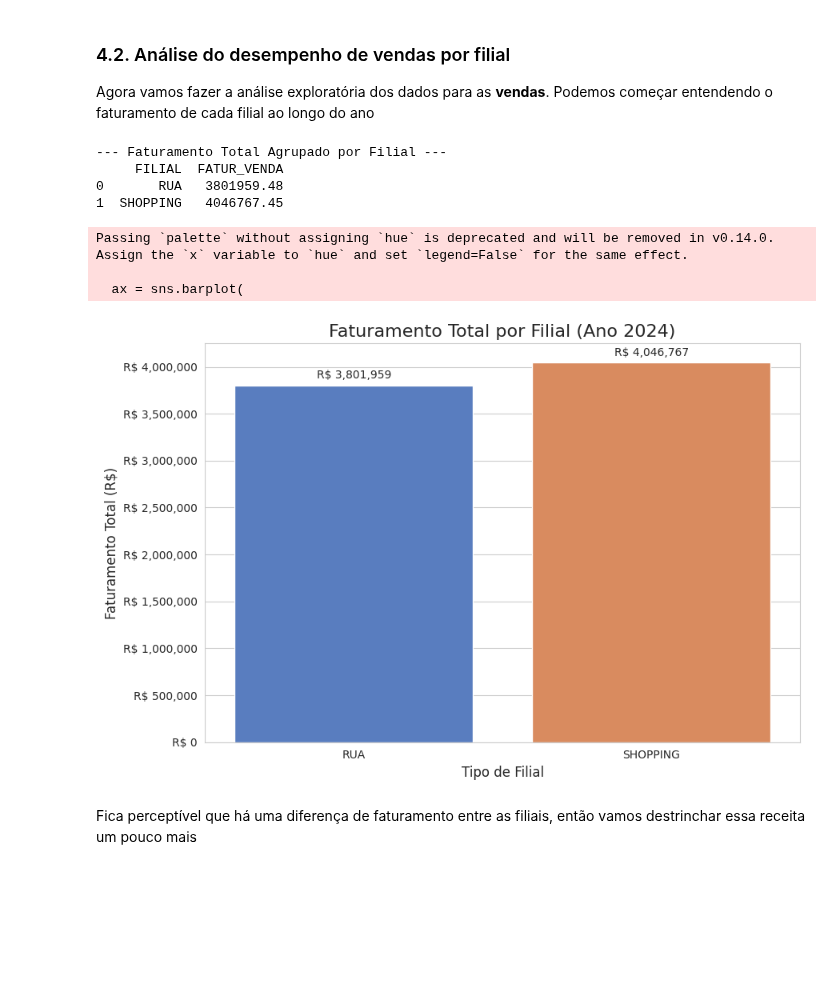
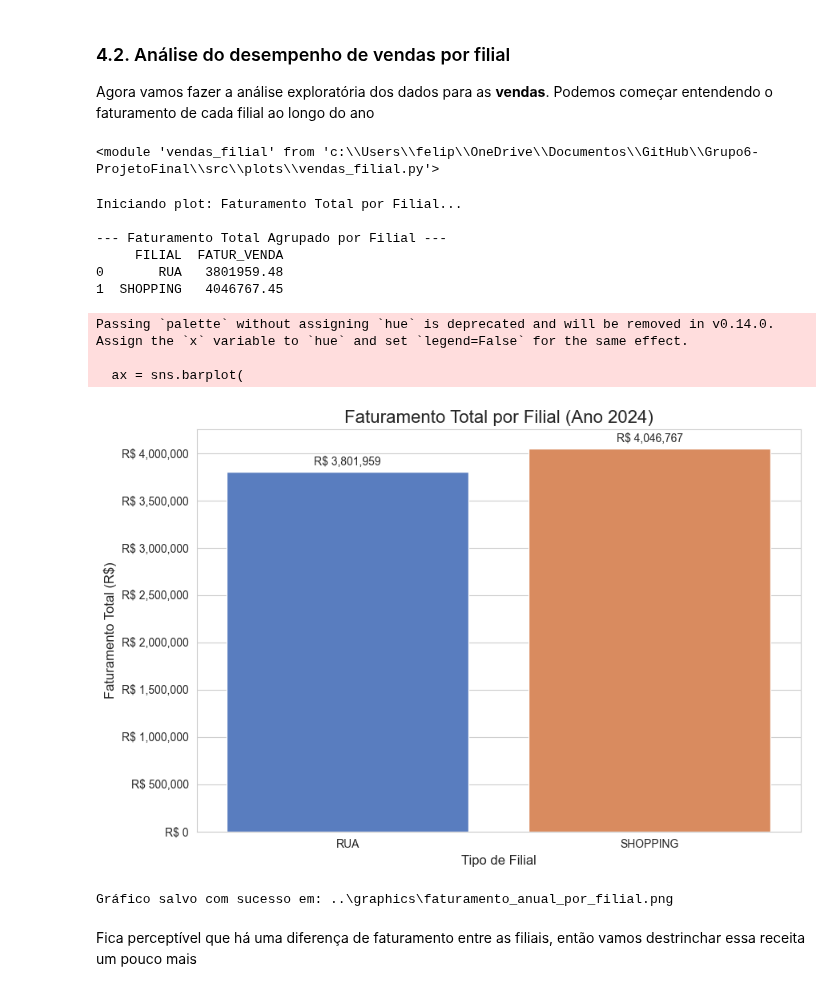
Before and after one commit to felipefsleal/Grupo6-ProjetoFinal, a Jupyter notebook: notebooks/01_eda.ipynb, the cells around one changed output. Drawn from its saved outputs; the diff is of its cells as text; code cells hidden in the pictures; blank space fills up the shorter version.

```diff
--- a/notebooks/01_eda.ipynb
+++ b/notebooks/01_eda.ipynb
@@ -384,61 +283,26 @@ Diante as informações acima podemos entender como o pool de produtos da VAI St
 ### 4.2. Análise do desempenho de vendas por filial
 
 Agora vamos fazer a análise exploratória dos dados para as **vendas**. Podemos começar entendendo o faturamento de cada filial ao longo do ano
-# %%
-#1. Agrupamento dos Dados
-# Agrupa diretamente por 'FILIAL' e soma o 'FATUR_VENDA'.
-# Como sabemos que os dados são todos de 2024, este é o faturamento "anual".
-df_faturamento_filial = vendas.groupby('FILIAL')['FATUR_VENDA'].sum().reset_index()
-
-print("\n--- Faturamento Total Agrupado por Filial ---")
-print(df_faturamento_filial)
-
-#2. Geração do Gráfico
-
-# Cria a figura
-plt.figure(figsize=(9, 6))
-
-# Cria o gráfico de barras
-ax = sns.barplot(
-    data=df_faturamento_filial,
-    x='FILIAL',
-    y='FATUR_VENDA',
-    palette='muted'
-)
-
-# 3. Formatação e Rótulos
-
-# Define o título
-ax.set_title('Faturamento Total por Filial (Ano 2024)', fontsize=16)
-ax.set_xlabel('Tipo de Filial', fontsize=12)
-ax.set_ylabel('Faturamento Total (R$)', fontsize=12)
-
-# Formata o eixo Y para moeda (R$)
-formatter_currency = ticker.FuncFormatter(lambda x, p: f'R$ {x:,.0f}')
-ax.yaxis.set_major_formatter(formatter_currency)
-
-# Adiciona os rótulos de dados (valores) sobre as barras
-for p in ax.patches:
-    ax.annotate(f'R$ {p.get_height():,.0f}',
-                   (p.get_x() + p.get_width() / 2., p.get_height()),
-                   ha = 'center', va = 'center',
-                   xytext = (0, 9),
-                   textcoords = 'offset points',
-                   fontsize=10)
-
-# --- 6. Salvamento ---
-plt.tight_layout() # Ajusta layout
-plt.savefig("../graphics/faturamento_anual_por_filial.png") # Salva o gráfico
-plt.show() # Exibe no notebook
-plt.close() # Fecha a figura
-# %% [output]
---- Faturamento Total Agrupado por Filial ---
-     FILIAL  FATUR_VENDA
-0       RUA   3801959.48
-1  SHOPPING   4046767.45
-Passing `palette` without assigning `hue` is deprecated and will be removed in v0.14.0. Assign the `x` variable to `hue` and set `legend=False` for the same effect.
-
-  ax = sns.barplot(
-[figure, removed]
+# %%
+# Importação das funções de plotagem
+import vendas_filial as vf
+import importlib
+importlib.reload(vf)
+# %% [output]
+<module 'vendas_filial' from 'c:\\Users\\felip\\OneDrive\\Documentos\\GitHub\\Grupo6-ProjetoFinal\\src\\plots\\vendas_filial.py'>
+# %%
+vf.plot_faturamento_total_filial(vendas)
+# %% [output]
+Iniciando plot: Faturamento Total por Filial...
+
+--- Faturamento Total Agrupado por Filial ---
+     FILIAL  FATUR_VENDA
+0       RUA   3801959.48
+1  SHOPPING   4046767.45
+Passing `palette` without assigning `hue` is deprecated and will be removed in v0.14.0. Assign the `x` variable to `hue` and set `legend=False` for the same effect.
+
+  ax = sns.barplot(
+[figure, added]
+Gráfico salvo com sucesso em: ..\graphics\faturamento_anual_por_filial.png
 # %% [markdown]
 Fica perceptível que há uma diferença de faturamento entre as filiais, então vamos destrinchar essa receita um pouco mais
```
Also changed, not shown: parts of 14 cells of this notebook, 2 other files.
